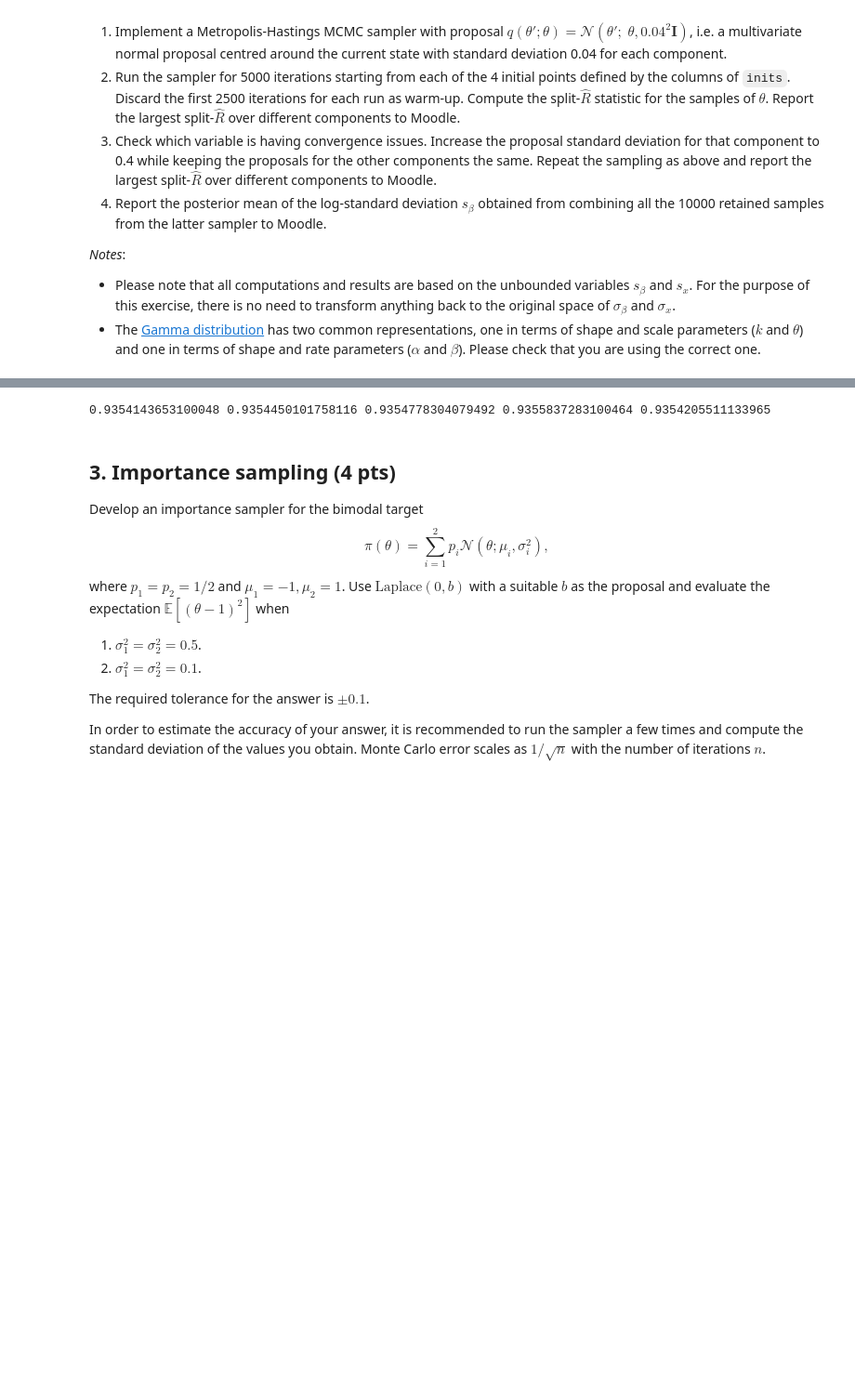
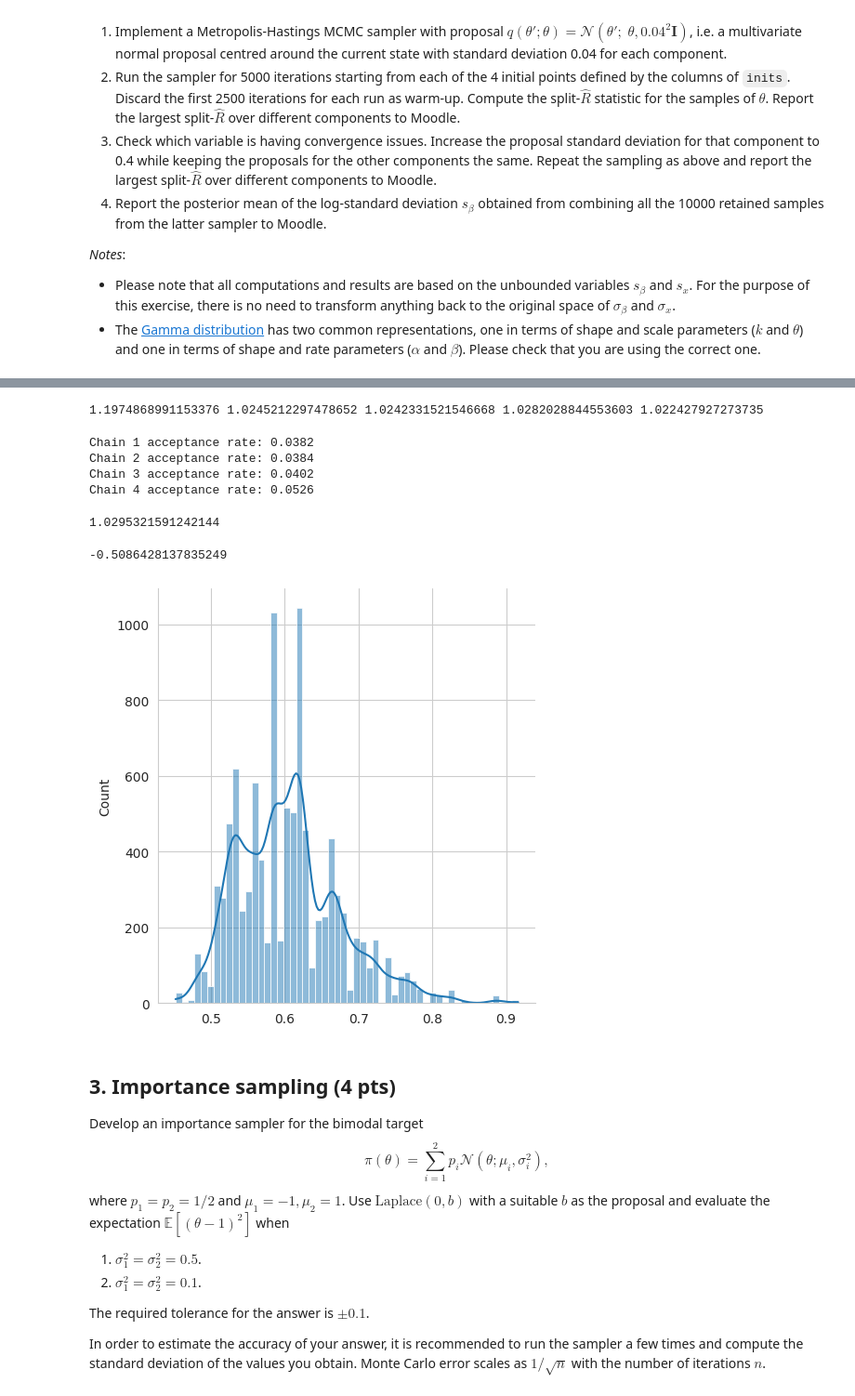
Before and after one commit to yherin/hy-computational-statistics-2023, a Jupyter notebook: Week 4 exercises.ipynb, the cells around one changed output, grey strips where cells are left out. Shown: that part at 93% size. Saved outputs shown, nothing was run; the diff lists cells and outputs as text; code cells hidden in the pictures; blank space fills up the shorter version.

```diff
--- a/Week 4 exercises.ipynb
+++ b/Week 4 exercises.ipynb
@@ -19,6 +19,12 @@ with $\gamma = 4$. Warm-up samples have already been removed from the saved resu
 %matplotlib inline
 import pandas as pd
 import numpy as np
+import seaborn as sns
+import matplotlib.pyplot as plt
+from scipy.stats.distributions import rv_frozen
+
+plt.rcParams['figure.figsize'] = (15, 10)
+sns.set_style('whitegrid')
 
 samples = pd.read_csv('https://raw.githubusercontent.com/lacerbi/compstats-files/main/data/bimod_samples.txt', header=None, sep='\t').values
 
@@ -41,7 +47,8 @@ def rhat(samples: np.ndarray) -> float:
     w = compute_W(samples)
     b = compute_B(samples)
 
-    return np.sqrt((((n-1)/n) * w + (1/n) * b) / w)
+    var = ((n-1)/n) * w + (1/n) * b
+    return np.sqrt(var / w)
 
 print(samples.shape)
 print(rhat(samples))
@@ -219,13 +325,13 @@ def proposal(theta: np.ndarray) -> np.ndarray:
 # %%
 n_samples = 5000
 n_params, n_chains,  = inits.shape
-chains = np.zeros((n_chains, n_samples//2, n_params))
+chains = np.zeros(( n_samples//2, n_chains, n_params))
 for chain in range(n_chains):
-    samples, acceptance_rate = metropolis_hastings(
+    samples_3_1, acceptance_rate = metropolis_hastings(
         theta0=inits[:,chain],
         n=5000,
         log_target=lambda theta: log_posterior(theta, y, x),
         proposal=proposal,
     )
-    chains[chain, :, :] = samples[n_samples//2:]
+    chains[:, chain, :] = samples_3_1[n_samples//2:]
     print(f'Chain {chain+1} acceptance rate: {acceptance_rate}')
@@ -245,14 +356,53 @@ print(
-# %%
-print(
-    rhat(sigma_beta_chains.reshape(n_chains*2, -1)),
-    rhat(sigma_x_chains.reshape(n_chains*2, -1)),
-    rhat(beta0_chains.reshape(n_chains*2, -1)),
-    rhat(beta1_chains.reshape(n_chains*2, -1)),
-    rhat(beta2_chains.reshape(n_chains*2, -1)),
-
-)
-# %% [output]
-0.9354143653100048 0.9354450101758116 0.9354778304079492 0.9355837283100464 0.9354205511133965
+# %%
+print(
+    split_rhat(sigma_beta_chains),
+    split_rhat(sigma_x_chains),
+    split_rhat(beta0_chains),
+    split_rhat(beta1_chains),
+    split_rhat(beta2_chains),
+
+)
+# %% [output]
+1.1974868991153376 1.0245212297478652 1.0242331521546668 1.0282028844553603 1.022427927273735
+# %%
+n_samples = 5000
+n_params, n_chains,  = inits.shape
+chains_2 = np.zeros(( n_samples//2, n_chains, n_params))
+for chain in range(n_chains):
+    samples_3_2, acceptance_rate = metropolis_hastings(
+        theta0=inits[:,chain],
+        n=5000,
+        log_target=lambda theta: log_posterior(theta, y, x),
+        proposal=modified_proposal,
+    )
+    chains_2[:, chain, :] = samples_3_2[n_samples//2:]
+    print(f'Chain {chain+1} acceptance rate: {acceptance_rate}')
+# %% [output]
+Chain 1 acceptance rate: 0.0382
+Chain 2 acceptance rate: 0.0384
+Chain 3 acceptance rate: 0.0402
+Chain 4 acceptance rate: 0.0526
+# %%
+sigma_beta_chains, sigma_x_chains = chains_2[:, :, 0], chains_2[:, :, 1]
+beta0_chains, beta1_chains, beta2_chains, = chains_2[:, :, 2], chains_2[:, :, 3], chains_2[:, :, 4]
+# %%
+np.array([
+    split_rhat(sigma_beta_chains),
+    split_rhat(sigma_x_chains),
+    split_rhat(beta0_chains),
+    split_rhat(beta1_chains),
+    split_rhat(beta2_chains),
+]).max()
+# %% [output]
+1.0295321591242144
+# %%
+sigma_beta_posterior = sigma_beta_chains.flatten()
+assert sigma_beta_posterior.shape == (10000, )
+sns.displot(np.exp(sigma_beta_posterior), kde=True)
+print(sigma_beta_posterior.mean())
+# %% [output]
+-0.5086428137835249
+[figure, added]
 # %% [markdown]
 ## 3. Importance sampling (4 pts)
 
```
Also changed, not shown: parts of 20 cells of this notebook.
